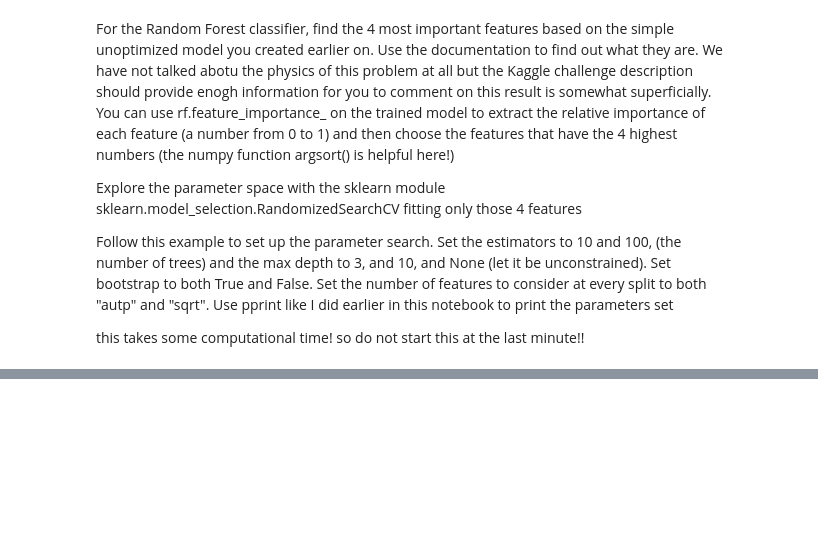
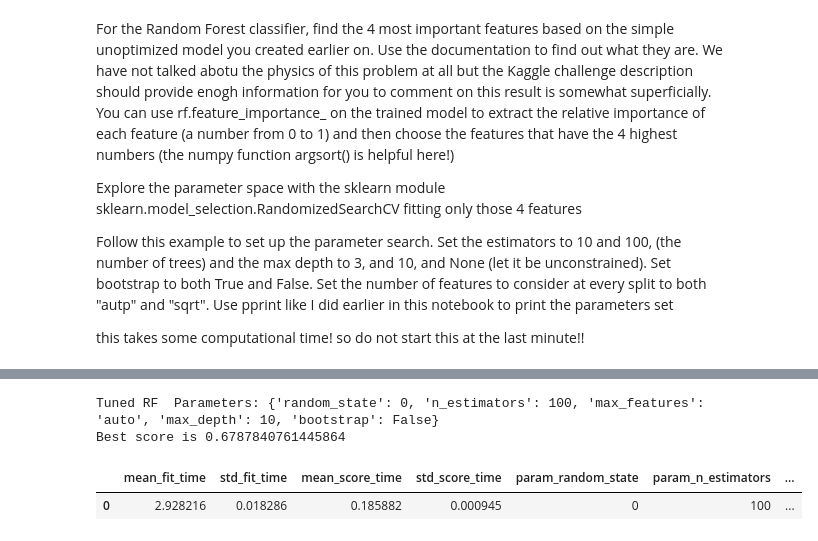
Before and after one commit to exalteded/DSPS, a Jupyter notebook: HW9/higgsbosonSearch.ipynb, the cells around one changed output, grey strips where cells are left out. Saved outputs shown, nothing was run; the diff lists cells and outputs as text; code cells hidden in the pictures; blank space fills up the shorter version.

```diff
--- a/HW9/higgsbosonSearch.ipynb
+++ b/HW9/higgsbosonSearch.ipynb
@@ -344,0 +352,3 @@ higgsimportantfeatures.head()
+# %%
+random_grid = {'n_estimators': [10,100], 'max_depth': [3,10, None],'bootstrap': [True,False],'max_features':['auto','sqrt'],'random_state' : [0]}
+pp.pprint(random_grid)
@@ -344,0 +361,11 @@ higgsimportantfeatures.head()
+# %%
+from sklearn.model_selection import RandomizedSearchCV
+# Use the random grid to search for best hyperparameters
+# First create the base model to tune
+# Random search of parameters, using 3 fold cross validation,
+# search across 18 different combinations
+random_search = RandomizedSearchCV(estimator = rf, param_distributions=random_grid,
+                                   n_iter=1, cv=3, iid=False)
+# %%
+random_search.fit(higgsimportanttraining.values,labeltrain)
+#this did not take an hour that probably means i did something wrong alas
@@ -344,0 +390,2 @@ higgsimportantfeatures.head()
+# %%
+random_search.fit(higgsimportanttest.values,labeltest)
@@ -344,0 +412,14 @@ higgsimportantfeatures.head()
+# %%
+print("Tuned RF  Parameters: {}".format(tuneparamaters))
+print("Best score is {}".format(random_search.best_score_))
+# i love autofill
+# %% [output]
+Tuned RF  Parameters: {'random_state': 0, 'n_estimators': 100, 'max_features': 'auto', 'max_depth': 10, 'bootstrap': False}
+Best score is 0.6787840761445864
+# %%
+#print results
+finalsearchresults = pd.DataFrame(random_search.cv_results_)
+finalsearchresults
+# %% [output]
+|  | mean_fit_time | std_fit_time | mean_score_time | std_score_time | param_random_state | param_n_estimators | ... |
+| 0 | 2.928216 | 0.018286 | 0.185882 | 0.000945 | 0 | 100 | ... |
```
Also changed, not shown: parts of 5 cells of this notebook.
